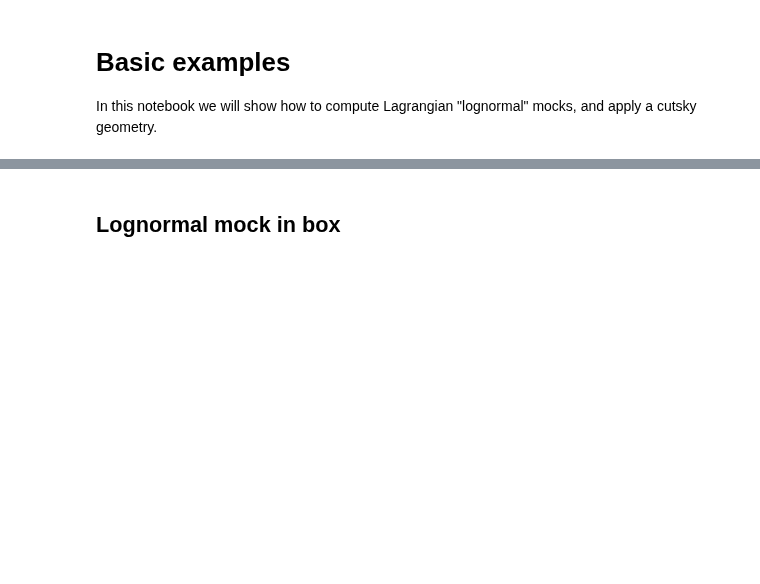
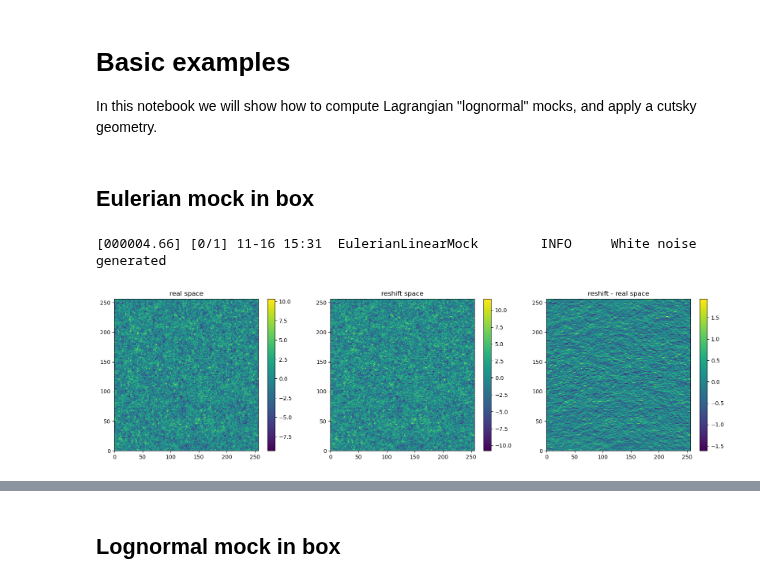
Before and after one commit to cosmodesi/mockfactory, a Jupyter notebook: nb/basic_examples.ipynb, the cells around one changed output, grey strips where cells are left out. Drawn from its saved outputs; the diff is of its cells as text; code cells hidden in the pictures; blank space fills up the shorter version.

Commit message:
add example with eulerian mock in notebook

```diff
--- a/nb/basic_examples.ipynb
+++ b/nb/basic_examples.ipynb
@@ -19,0 +22,29 @@ power = cosmo.get_fourier().pk_interpolator().to_1d(z=z)
+# %% [markdown]
+## Eulerian mock in box
+# %%
+bias, nbar, nmesh, size = 2.0, 1e-3, 256, 1000.
+boxcenter = [dist, 0, 0]
+mock = EulerianLinearMock(power, nmesh=nmesh, boxsize=size, boxcenter=boxcenter, seed=42, unitary_amplitude=False)
+mock.set_real_delta_field(bias=bias)
+# mesh is mock.mesh_delta_r
+mesh_real = mock.mesh_delta_r.copy()
+mock.set_rsd(f=f, los=None)
+mesh_rsd = mock.mesh_delta_r
+# %% [output]
+[000004.66] [0/1] 11-16 15:31  EulerianLinearMock        INFO     White noise generated
+# %%
+iz = nmesh//2
+fig, lax = plt.subplots(nrows=1, ncols=3, figsize=(20,5))
+lax = lax.flatten()
+lax[0].set_title('real space')
+c = lax[0].pcolor(mesh_real[:,:,iz])
+fig.colorbar(c, ax=lax[0])
+lax[1].set_title('reshift space')
+c = lax[1].pcolor(mesh_rsd[:,:,iz])
+fig.colorbar(c, ax=lax[1])
+lax[2].set_title('reshift - real space')
+c = lax[2].pcolor(mesh_rsd[:,:,iz] - mesh_real[:,:,iz])
+fig.colorbar(c, ax=lax[2])
+plt.show()
+# %% [output]
+[figure, added]
```
Also changed, not shown: parts of 6 cells of this notebook, 2 other files.
